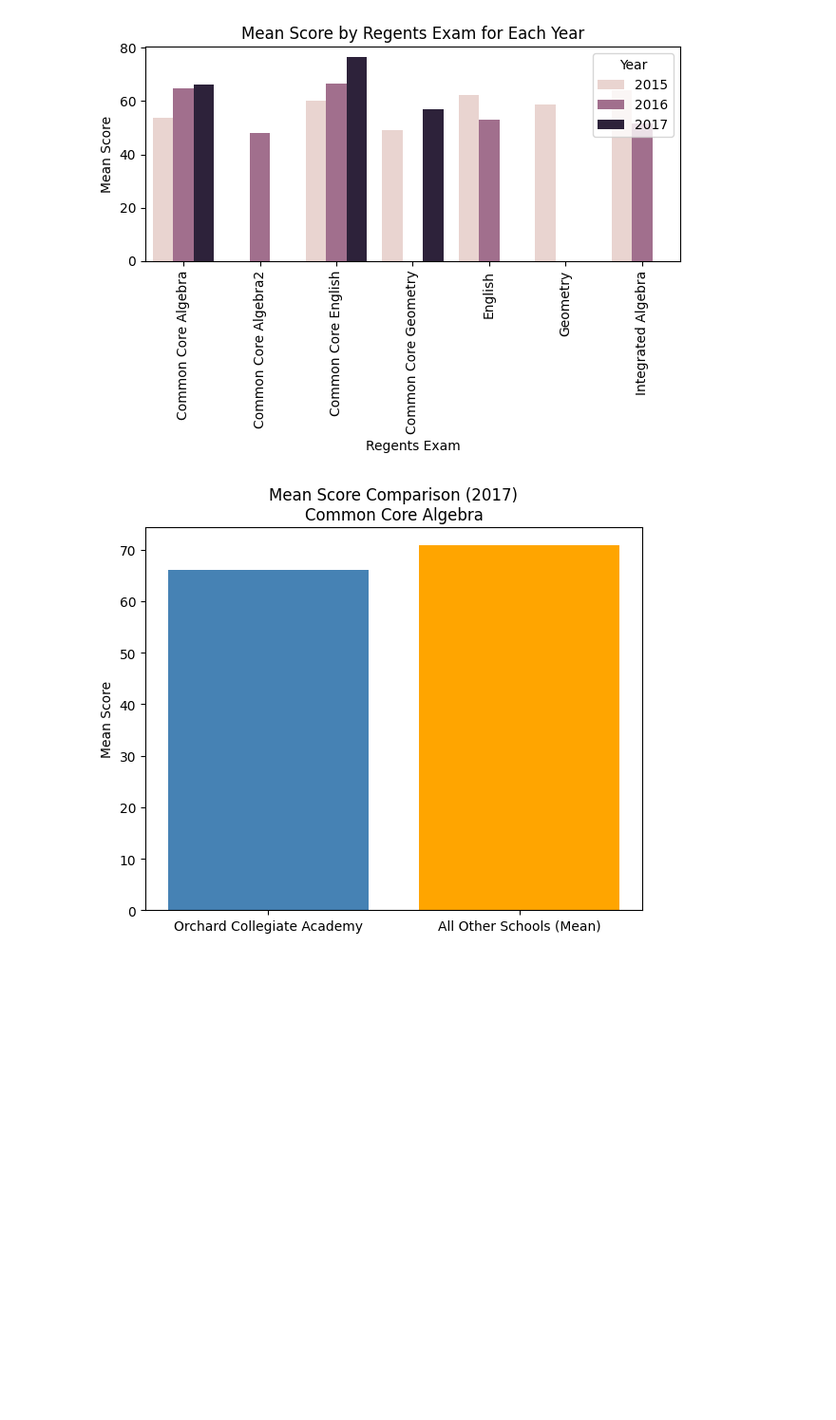
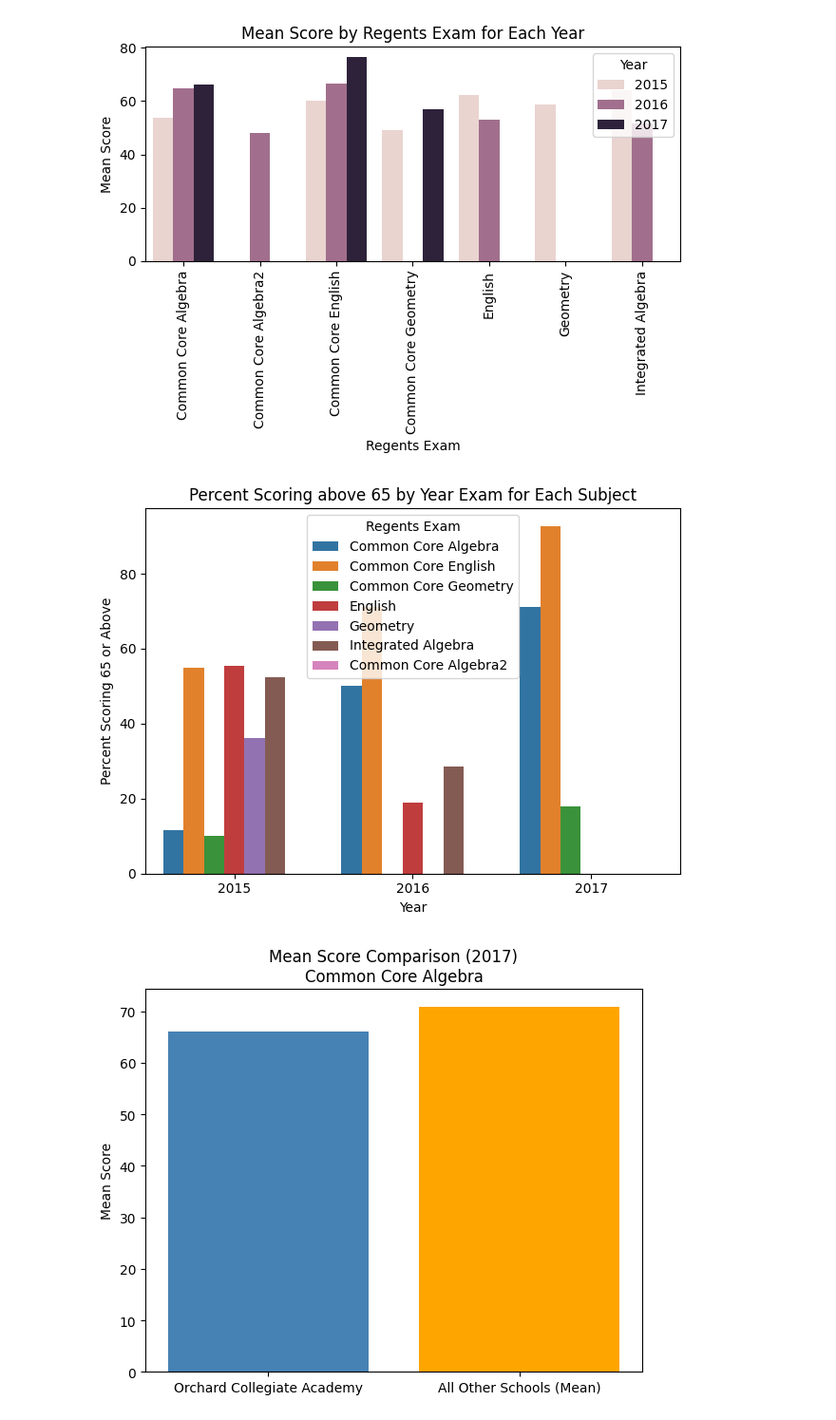
Before and after one commit to pretyjoshi/LgccPythonProject, a Jupyter notebook: project_1_student_data_ipynb.ipynb, the cells around one changed output. Shown: that part at 95% size. Saved outputs shown, nothing was run; the diff lists cells and outputs as text; code cells hidden in the pictures; blank space fills up the shorter version.

```diff
--- a/project_1_student_data_ipynb.ipynb
+++ b/project_1_student_data_ipynb.ipynb
@@ -450,6 +464,20 @@ plt.tight_layout()
 plt.show()
 # %% [output]
 [figure]
+# %%
+sns.barplot(
+    data=first_school_grouped,
+    x="Year",
+    y="Percent Scoring 65 or Above",
+    hue="Regents Exam"
+)
+
+#plt.xticks(rotation=45)
+plt.title("Percent Scoring above 65 by Year Exam for Each Subject")
+plt.tight_layout()
+plt.show()
+# %% [output]
+[figure, added]
 # %%
 ## comparion with all others
 
```
Also changed, not shown: parts of 12 cells of this notebook.
